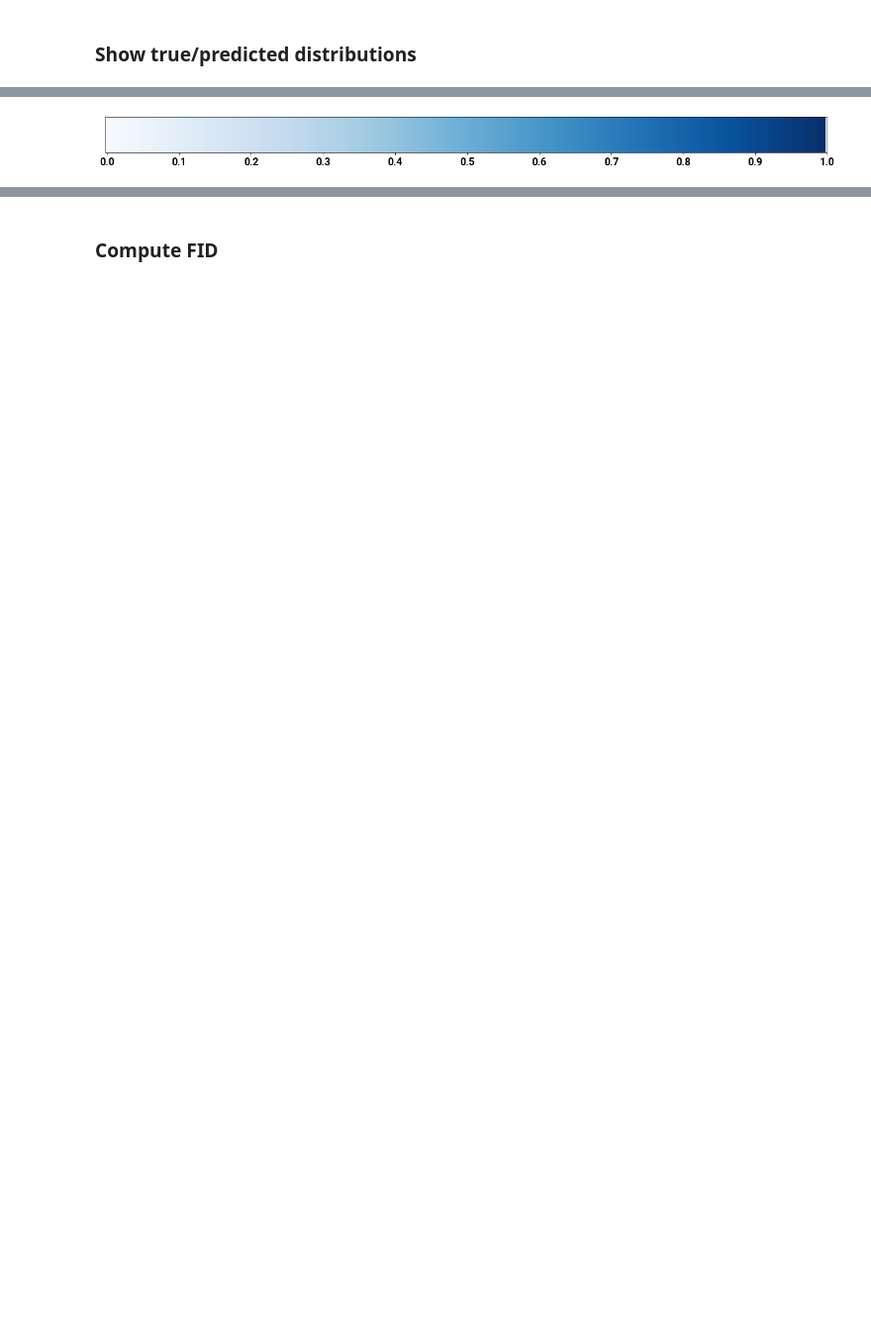
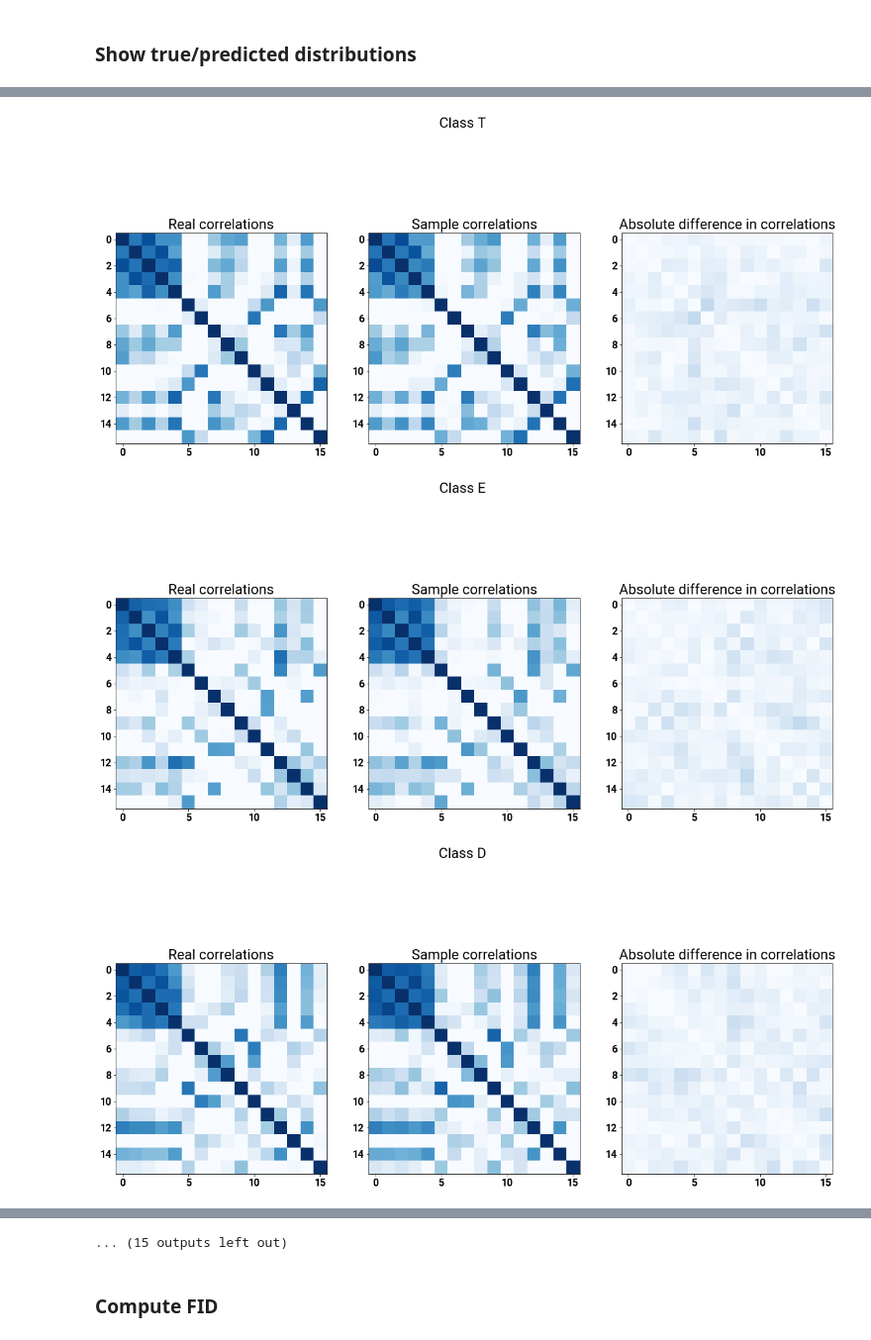
Before and after one commit to Genentech/branched-diffusion, a Jupyter notebook: notebooks/figures/letters_sample_quality.ipynb, the cells around one changed output, grey strips where cells are left out. Shown at 99% size. Cells and saved outputs as stored; diff of their text form; code cells hidden in the pictures; blank space fills up the shorter version.

Commit message:
Update letters sample quality figures

```diff
--- a/notebooks/figures/letters_sample_quality.ipynb
+++ b/notebooks/figures/letters_sample_quality.ipynb
@@ -66,7 +66,7 @@ input_shape = (16,)
 sde = sdes.VariancePreservingSDE(0.1, 20, input_shape)
 t_limit = 1
 # %%
-out_path = "/gstore/home/tsenga5/branched_diffusion/figures/letters_sample_quality"
+out_path = "/gstore/home/tsenga5/branched_diffusion/figures/letters_sample_quality_2"
 
 os.makedirs(out_path, exist_ok=True)
 # %% [markdown]
@@ -177,12 +177,12 @@ Sampling class: 23
 Sampling class: 24
 Sampling class: 25
 # %%
-# # Sample digits of each class from label-guided model
-# label_guided_samples = {}
-# for class_to_sample in classes:
-#     print("Sampling class: %s" % class_to_sample)
-#     samples = generate.generate_continuous_label_guided_samples(
-#         label_guided_model, sde, class_to_sample, class_to_class_index_tensor,
-#         sampler="pc", t_limit=t_limit, num_samples=1000
-#     ).cpu().numpy()
-#     label_guided_samples[class_to_sample] = samples
+# Sample digits of each class from label-guided model
+label_guided_samples = {}
+for class_to_sample in classes:
+    print("Sampling class: %s" % class_to_sample)
+    samples = generate.generate_continuous_label_guided_samples(
+        label_guided_model, sde, class_to_sample, class_to_class_index_tensor,
+        sampler="pc", t_limit=t_limit, num_samples=1000
+    ).cpu().numpy()
+    label_guided_samples[class_to_sample] = samples
@@ -312,42 +350,44 @@ Sampling class: 25
 # %%
 # Show true and predicted correlations between features
-# true_corrs = np.empty((len(classes), num_features, num_features))
-# generated_corrs = np.empty((len(classes), num_features, num_features))
-# for c_i, c in enumerate(classes):
-#     true = true_samples[c]
-#     generated = branched_samples[c]
-#     for i in range(num_features):
-#         true_corrs[c_i, i, i] = 1
-#         generated_corrs[c_i, i, i] = 1
-#         for j in range(i):
-#             true_corrs[c_i, i, j] = scipy.stats.pearsonr(true[:, i], true[:, j])[0]
-#             true_corrs[c_i, j, i] = true_corrs[c_i, i, j]
-#             generated_corrs[c_i, i, j] = scipy.stats.pearsonr(generated[:, i], generated[:, j])[0]
-#             generated_corrs[c_i, j, i] = generated_corrs[c_i, i, j]
+true_corrs = np.empty((len(classes), num_features, num_features))
+generated_corrs = np.empty((len(classes), num_features, num_features))
+for c_i, c in enumerate(classes):
+    true = true_samples[c]
+    generated = branched_samples[c]
+    for i in range(num_features):
+        true_corrs[c_i, i, i] = 1
+        generated_corrs[c_i, i, i] = 1
+        for j in range(i):
+            true_corrs[c_i, i, j] = scipy.stats.pearsonr(true[:, i], true[:, j])[0]
+            true_corrs[c_i, j, i] = true_corrs[c_i, i, j]
+            generated_corrs[c_i, i, j] = scipy.stats.pearsonr(generated[:, i], generated[:, j])[0]
+            generated_corrs[c_i, j, i] = generated_corrs[c_i, i, j]
 
-# for c_i in np.argsort(np.mean(np.abs(true_corrs - generated_corrs), axis=(1, 2)))[:26]:
-#     fig, ax = plt.subplots(ncols=3, figsize=(20, 10))
-#     ax[0].imshow(true_corrs[c_i], cmap="Blues", vmin=0, vmax=1)
-#     ax[0].set_title("Real correlations")
-#     ax[1].imshow(generated_corrs[c_i], cmap="Blues", vmin=0, vmax=1)
-#     ax[1].set_title("Sample correlations")
-#     ax[2].imshow(np.abs(true_corrs[c_i] - generated_corrs[c_i]), cmap="Blues", vmin=0, vmax=1)
-#     ax[2].set_title("Absolute difference in correlations")
-#     fig.suptitle("Class %s" % class_to_letter[classes[c_i]])
-#     plt.show()
-#     fig.savefig(
-#         os.path.join(out_path, "letters_feature_corr_%s.svg" % class_to_letter[classes[c_i]]),
-#         format="svg"
-#     )
+for c_i in np.argsort(np.mean(np.abs(true_corrs - generated_corrs), axis=(1, 2)))[:26]:
+    fig, ax = plt.subplots(ncols=3, figsize=(20, 10))
+    ax[0].imshow(true_corrs[c_i], cmap="Blues", vmin=0, vmax=1)
+    ax[0].set_title("Real correlations")
+    ax[1].imshow(generated_corrs[c_i], cmap="Blues", vmin=0, vmax=1)
+    ax[1].set_title("Sample correlations")
+    ax[2].imshow(np.abs(true_corrs[c_i] - generated_corrs[c_i]), cmap="Blues", vmin=0, vmax=1)
+    ax[2].set_title("Absolute difference in correlations")
+    fig.suptitle("Class %s" % class_to_letter[classes[c_i]])
+    plt.show()
+    fig.savefig(
+        os.path.join(out_path, "letters_feature_corr_%s.svg" % class_to_letter[classes[c_i]]),
+        format="svg"
+    )
 
 fig, ax = plt.subplots(figsize=(20, 1))
 ax.imshow(np.vstack((np.linspace(0, 1, 256), np.linspace(0, 1, 256))), aspect="auto", cmap="Blues")
 ax.set_xticks(np.linspace(0, 256, 11))
 ax.set_xticklabels([round(x, 1) for x in np.linspace(0, 1, 11)])
 ax.set_yticks([])
 plt.show()
 fig.savefig(
     os.path.join(out_path, "letters_feature_corr_colorbar.svg"), format="svg"
 )
 # %% [output]
-[figure, old version]
+[figure, new version]
+[figure, added]
+[figure, added]
@@ -354,3 +403,4 @@ fig.savefig(
+... (15 outputs left out)
 # %% [markdown]
 ### Compute FID
 # %%
```
Also changed, not shown: parts of 8 cells of this notebook.
